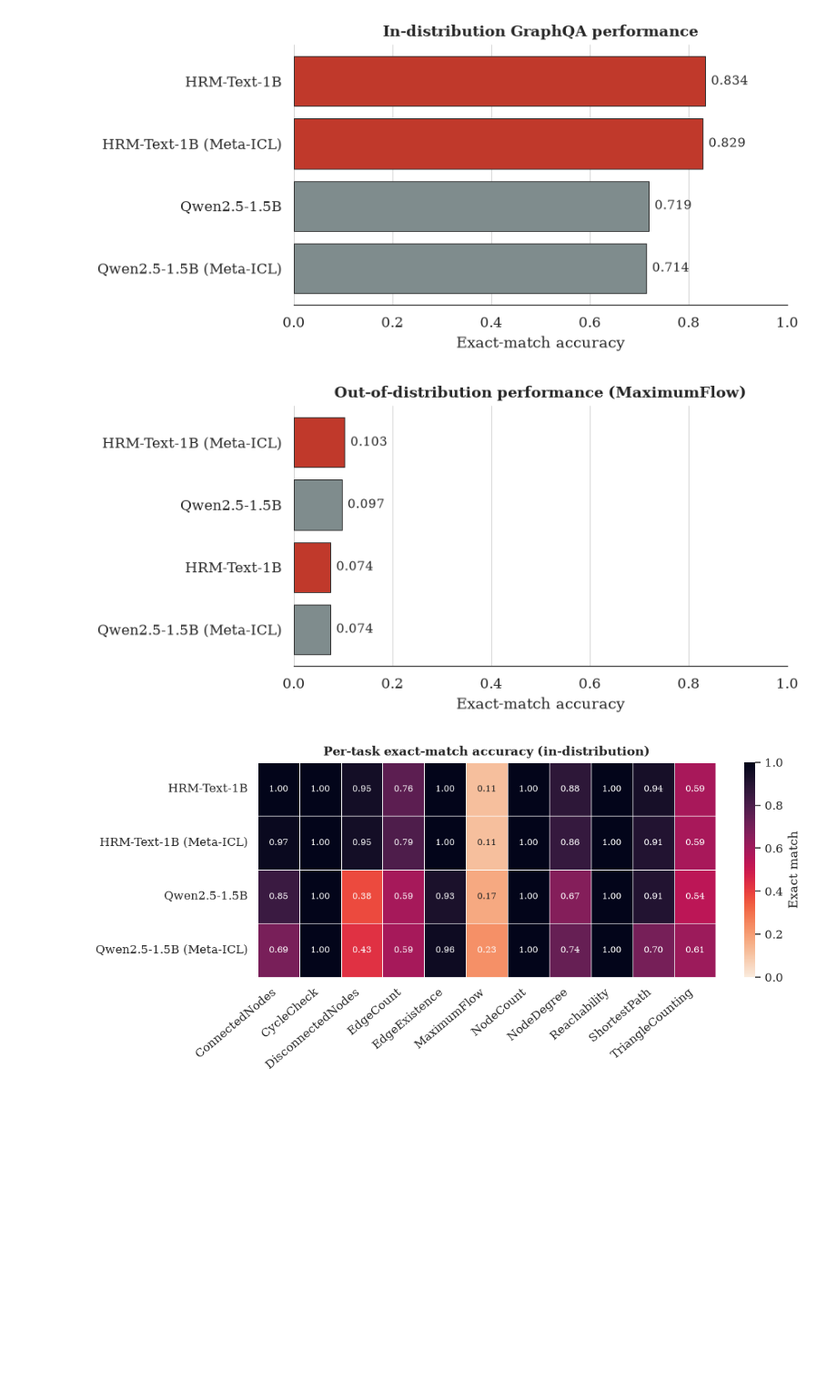
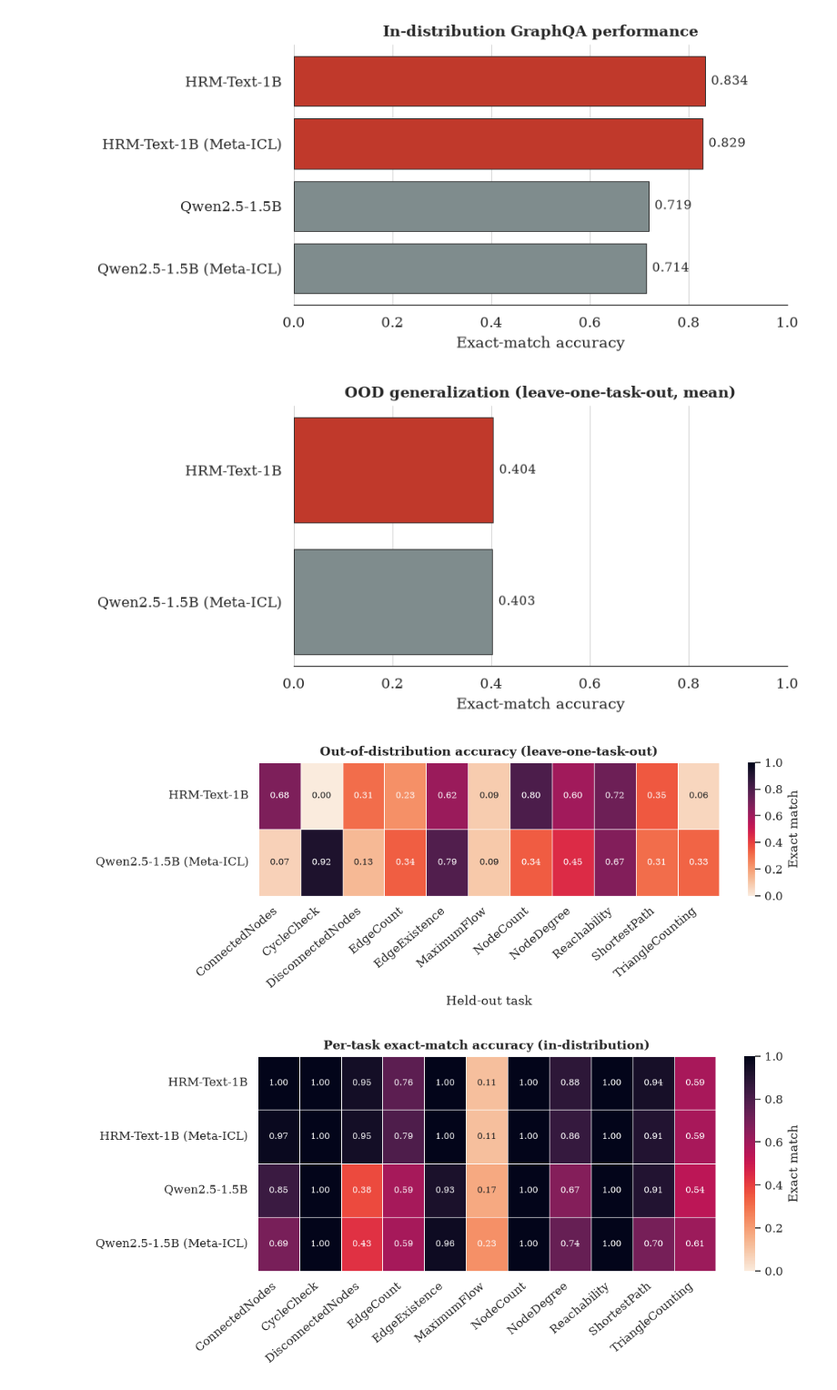
Before and after one commit to MariusAAROS/HRM-Text-for-Graphs, a Jupyter notebook: report/paper_results.ipynb, the cells around one changed output. Shown at 91% size. Cells and saved outputs as stored; diff of their text form; code cells hidden in the pictures; blank space fills up the shorter version.

Commit message:
report ood results

```diff
--- a/report/paper_results.ipynb
+++ b/report/paper_results.ipynb
@@ -66,6 +66,8 @@ def read_wandb_csv(path):
 
 performance_data = read_wandb_csv("data/results/performance_data.csv")
 ablation_data = read_wandb_csv("data/results/ablation_data.csv")
+# Leave-one-task-out OOD: one run per held-out task, per model (grows as new models arrive).
+ood_data = read_wandb_csv("data/results/performance_ood_data.csv")
 # %%
 performance_data.head(2)
 # %% [output]
@@ -96,8 +99,6 @@ perf["test_type"] = meta.map(lambda d: d["test_type"])
 perf["dataset_config"] = meta.map(lambda d: d["dataset_config"])
 perf["model"] = [MODEL_LABELS.get((c, d)) for c, d in zip(perf["config_name"], perf["dataset_config"])]
 perf = perf.dropna(subset=["model"])
-
-# Keep the most recent run per (model, test_type).
 perf = (
     perf.sort_values("Created")
     .drop_duplicates(subset=["model", "test_type"], keep="last")
@@ -116,7 +117,26 @@ def overall_table(df):
 
 
 overall_id = overall_table(perf_id)
-overall_ood = overall_table(perf[perf["test_type"] == "ood"])
+
+# --- OOD: leave-one-task-out (one run per held-out task; auto-includes new models) ---
+ood = ood_data.copy()
+ood_meta = ood["dataset"].map(eval)
+ood["dataset_config"] = ood_meta.map(lambda d: d["dataset_config"])
+ood["task"] = ood_meta.map(lambda d: d["ood_task"])
+ood["model"] = [MODEL_LABELS.get((c, d)) for c, d in zip(ood["config_name"], ood["dataset_config"])]
+ood = ood.dropna(subset=["model"]).copy()
+ood["exact_match"] = ood["val/exact_match"].astype(float)
+ood = ood.sort_values("Created").drop_duplicates(subset=["model", "task"], keep="last")
+
+# Models x held-out-task matrix (canonical task order) + mean OOD per model for ranking.
+ood_by_task = ood.pivot(index="model", columns="task", values="exact_match")
+ood_by_task = ood_by_task.reindex(columns=[t for t in GRAPH_TASKS if t in ood_by_task.columns])
+overall_ood = (
+    ood.groupby("model", as_index=False)["exact_match"]
+    .mean()
+    .sort_values("exact_match", ascending=False)
+    .reset_index(drop=True)
+)
 overall_id
 # %% [output]
 |  | model | exact_match |
@@ -148,10 +168,27 @@ plot_overall(overall_id, "In-distribution GraphQA performance", "perf_overall_id
 # %% [output]
 [figure]
 # %%
-# OOD generalization (held-out MaximumFlow task).
-plot_overall(overall_ood, "Out-of-distribution performance (MaximumFlow)", "perf_overall_ood")
+# Mean OOD accuracy across held-out tasks (bar grows as new models are added).
+plot_overall(overall_ood, "OOD generalization (leave-one-task-out, mean)", "perf_overall_ood")
+
+# Per-held-out-task OOD accuracy; figure height adapts to the number of models available.
+ood_mat = ood_by_task.reindex(overall_ood["model"])
+fig, ax = plt.subplots(figsize=(9.0, 1.0 + 0.55 * len(ood_mat)))
+sns.heatmap(
+    ood_mat, annot=True, fmt=".2f", cmap="rocket_r", vmin=0, vmax=1,
+    linewidths=0.5, linecolor="white", cbar_kws={"label": "Exact match"},
+    annot_kws={"fontsize": 8}, ax=ax,
+)
+ax.set_ylabel("")
+ax.set_xlabel("Held-out task")
+ax.set_title("Out-of-distribution accuracy (leave-one-task-out)")
+plt.setp(ax.get_xticklabels(), rotation=40, ha="right")
+plt.setp(ax.get_yticklabels(), rotation=0)
+save_fig(fig, "perf_ood_by_task")
+plt.show()
 # %% [output]
-[figure, old version]
+[figure, new version]
+[figure, added]
 # %%
 # Per-task exact-match: models x 11 GraphQA tasks (in-distribution).
 task_cols = [f"val/exact_match_{t}" for t in GRAPH_TASKS]
```
Also changed, not shown: parts of 3 cells of this notebook, 6 other files.
